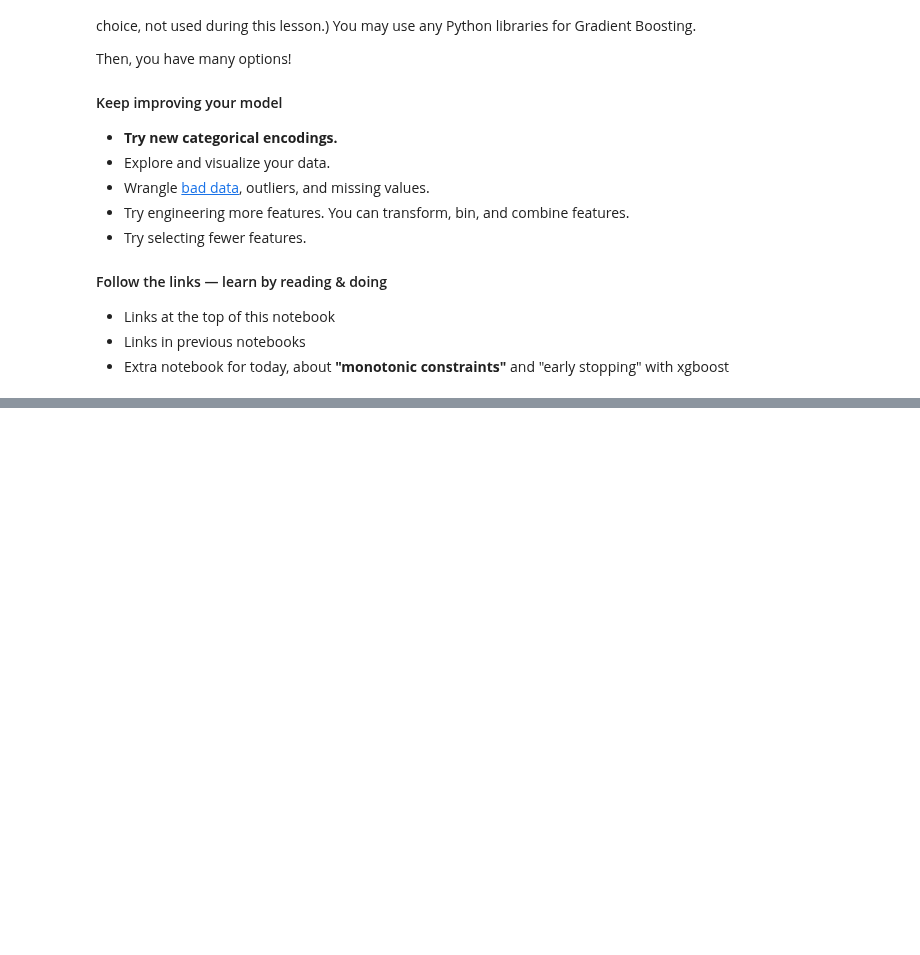
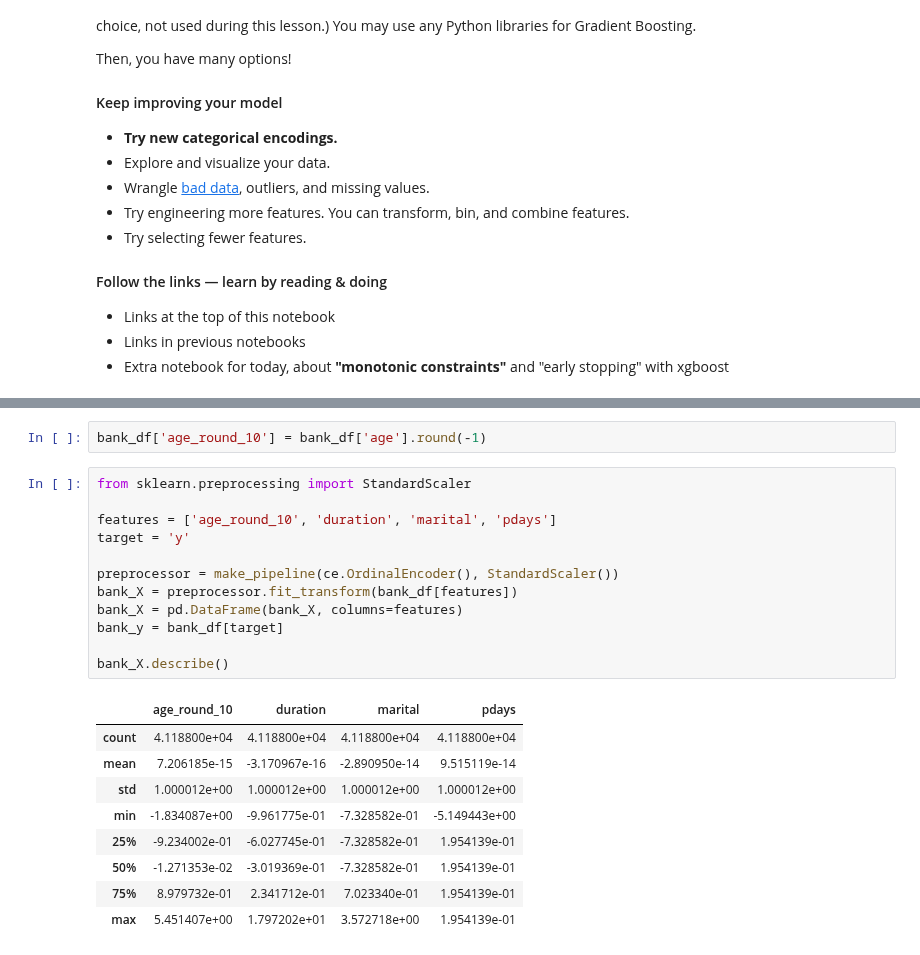
Before and after one commit to LambdaSchool/DS-Unit-2-Sprint-3-Classification-Validation, a Jupyter notebook: module4-rf-gb/LS_DS_234_Random_Forests_Gradient_Boosting.ipynb, the cells around one changed output, grey strips where cells are left out. Saved outputs shown, nothing was run; the diff lists cells and outputs as text; blank space fills up the shorter version.

```diff
--- a/module4-rf-gb/LS_DS_234_Random_Forests_Gradient_Boosting.ipynb
+++ b/module4-rf-gb/LS_DS_234_Random_Forests_Gradient_Boosting.ipynb
@@ -487,0 +532,24 @@ Then, you have many options!
+# %%
+bank_df['age_round_10'] = bank_df['age'].round(-1)
+# %%
+from sklearn.preprocessing import StandardScaler
+
+features = ['age_round_10', 'duration', 'marital', 'pdays']
+target = 'y'
+
+preprocessor = make_pipeline(ce.OrdinalEncoder(), StandardScaler())
+bank_X = preprocessor.fit_transform(bank_df[features])
+bank_X = pd.DataFrame(bank_X, columns=features)
+bank_y = bank_df[target]
+
+bank_X.describe()
+# %% [output]
+|  | age_round_10 | duration | marital | pdays |
+| count | 4.118800e+04 | 4.118800e+04 | 4.118800e+04 | 4.118800e+04 |
+| mean | 7.206185e-15 | -3.170967e-16 | -2.890950e-14 | 9.515119e-14 |
+| std | 1.000012e+00 | 1.000012e+00 | 1.000012e+00 | 1.000012e+00 |
+| min | -1.834087e+00 | -9.961775e-01 | -7.328582e-01 | -5.149443e+00 |
+| 25% | -9.234002e-01 | -6.027745e-01 | -7.328582e-01 | 1.954139e-01 |
+| 50% | -1.271353e-02 | -3.019369e-01 | -7.328582e-01 | 1.954139e-01 |
+| 75% | 8.979732e-01 | 2.341712e-01 | 7.023340e-01 | 1.954139e-01 |
+| max | 5.451407e+00 | 1.797202e+01 | 3.572718e+00 | 1.954139e-01 |
```
Also changed, not shown: parts of 8 cells of this notebook.
